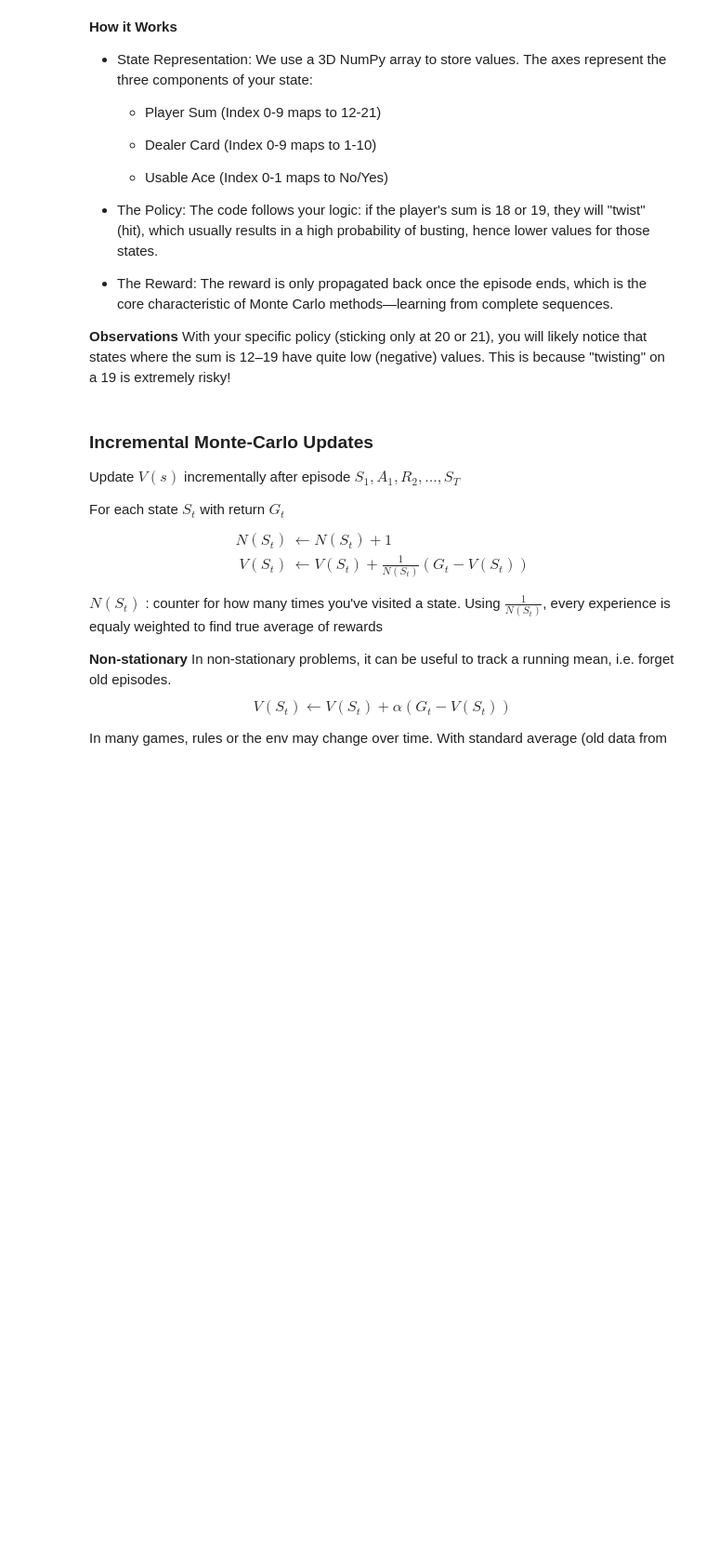
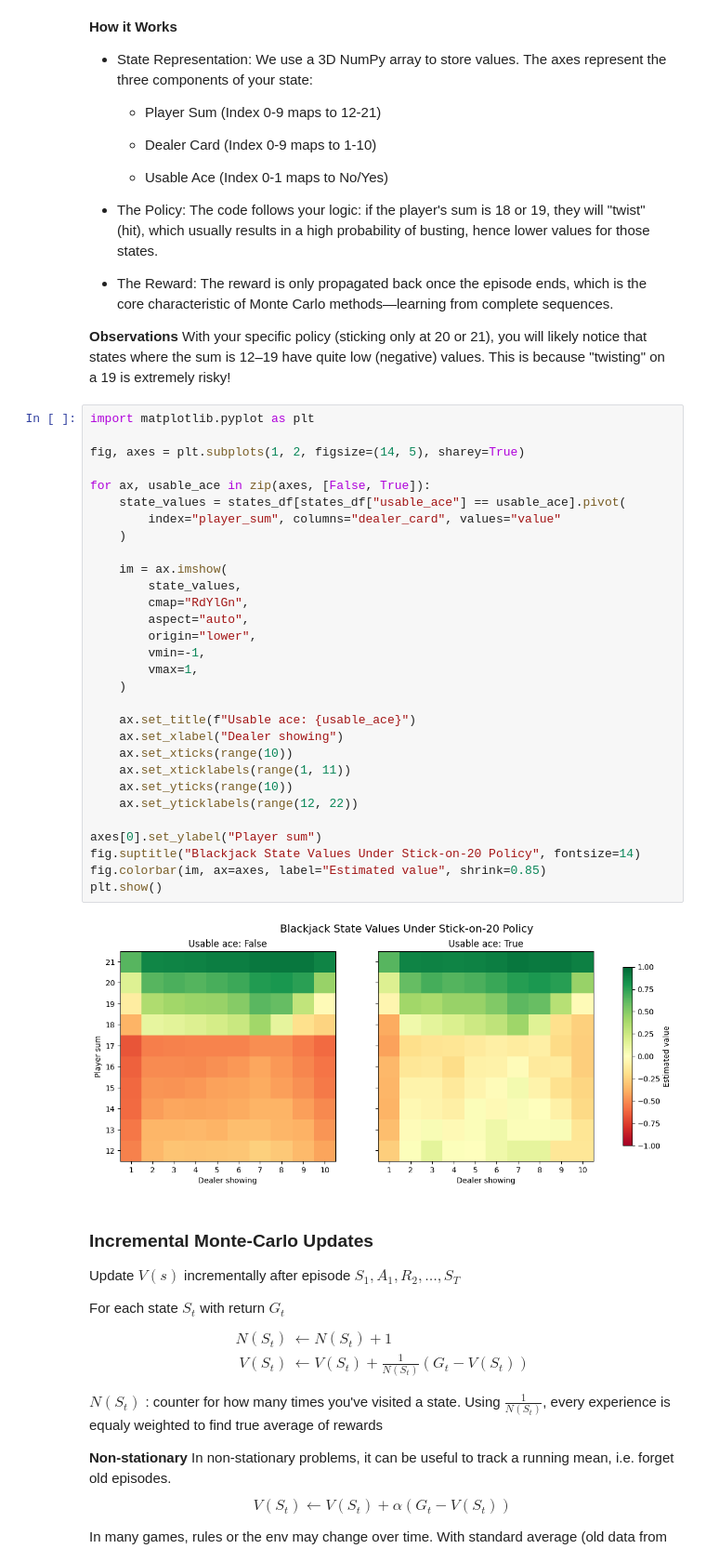
Before and after one commit to jean-kunz/cop_rl, a Jupyter notebook: nbks/1_4_model_free_predictions.ipynb, the cells around one changed output. Shown at 93% size. Saved outputs shown, nothing was run; the diff lists cells and outputs as text; blank space fills up the shorter version.

Commit message:
update black jack

```diff
--- a/nbks/1_4_model_free_predictions.ipynb
+++ b/nbks/1_4_model_free_predictions.ipynb
@@ -358,6 +383,38 @@ Value of state (Sum=13, Dealer=10, No Usable Ace): -0.5992
 
 **Observations**
 With your specific policy (sticking only at 20 or 21), you will likely notice that states where the sum is 12–19 have quite low (negative) values. This is because "twisting" on a 19 is extremely risky!
+# %%
+import matplotlib.pyplot as plt
+
+fig, axes = plt.subplots(1, 2, figsize=(14, 5), sharey=True)
+
+for ax, usable_ace in zip(axes, [False, True]):
+    state_values = states_df[states_df["usable_ace"] == usable_ace].pivot(
+        index="player_sum", columns="dealer_card", values="value"
+    )
+
+    im = ax.imshow(
+        state_values,
+        cmap="RdYlGn",
+        aspect="auto",
+        origin="lower",
+        vmin=-1,
+        vmax=1,
+    )
+
+    ax.set_title(f"Usable ace: {usable_ace}")
+    ax.set_xlabel("Dealer showing")
+    ax.set_xticks(range(10))
+    ax.set_xticklabels(range(1, 11))
+    ax.set_yticks(range(10))
+    ax.set_yticklabels(range(12, 22))
+
+axes[0].set_ylabel("Player sum")
+fig.suptitle("Blackjack State Values Under Stick-on-20 Policy", fontsize=14)
+fig.colorbar(im, ax=axes, label="Estimated value", shrink=0.85)
+plt.show()
+# %% [output]
+[figure, added]
 # %% [markdown]
 ### Incremental Monte-Carlo Updates
 
```
Also changed, not shown: parts of 2 cells of this notebook.
